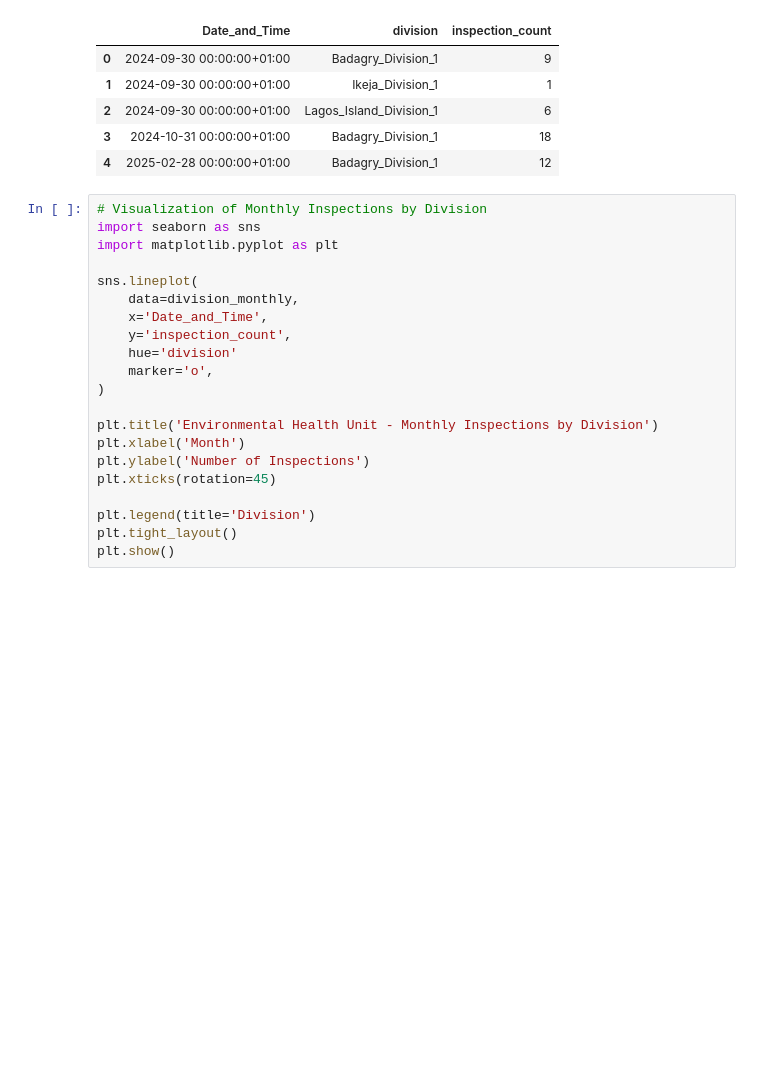
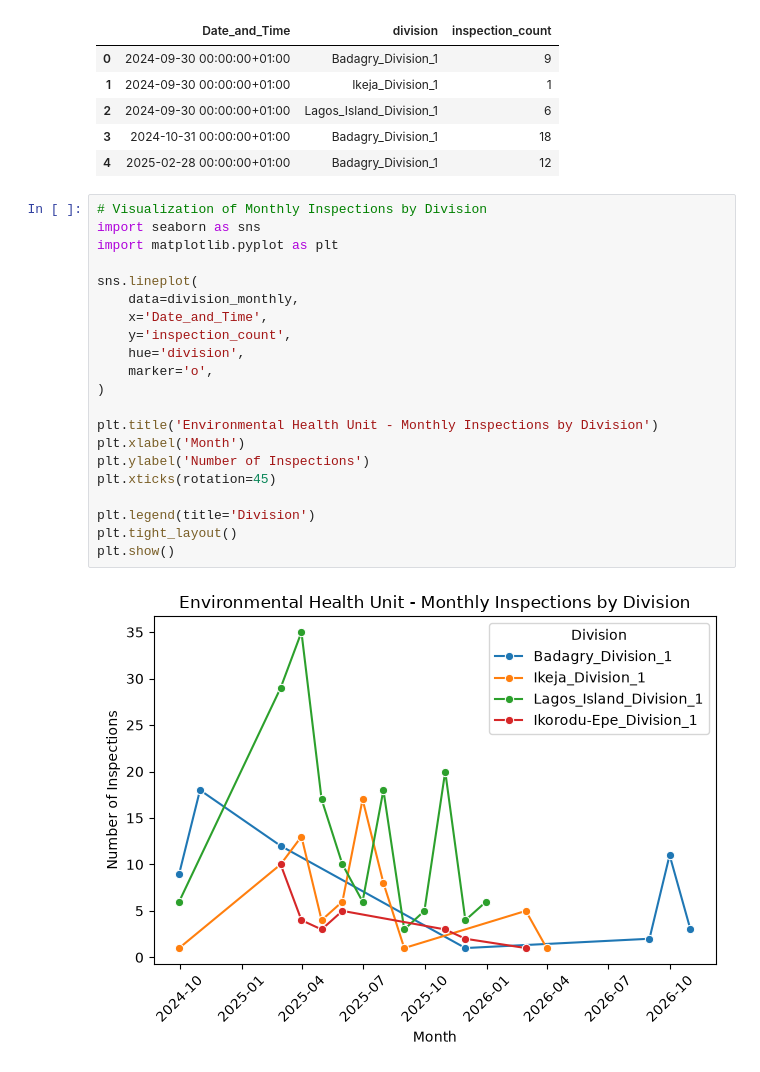
Before and after one commit to khing-fm/EHU-Inspection-form-analysis, a Jupyter notebook: EHU_Inspection_Form.ipynb, the cells around one changed output. Drawn from its saved outputs; the diff is of its cells as text; blank space fills up the shorter version.

```diff
--- a/EHU_Inspection_Form.ipynb
+++ b/EHU_Inspection_Form.ipynb
@@ -359,21 +439,23 @@ division_monthly.head()
 # %%
 # Visualization of Monthly Inspections by Division
 import seaborn as sns
 import matplotlib.pyplot as plt
 
 sns.lineplot(
     data=division_monthly,
     x='Date_and_Time',
     y='inspection_count',
-    hue='division'
+    hue='division',
     marker='o',
 )
 
 plt.title('Environmental Health Unit - Monthly Inspections by Division')
 plt.xlabel('Month')
 plt.ylabel('Number of Inspections')
 plt.xticks(rotation=45)
 
 plt.legend(title='Division')
 plt.tight_layout()
 plt.show()
+# %% [output]
+[figure, added]
```
Also changed, not shown: parts of 21 cells of this notebook, 1 other file.
